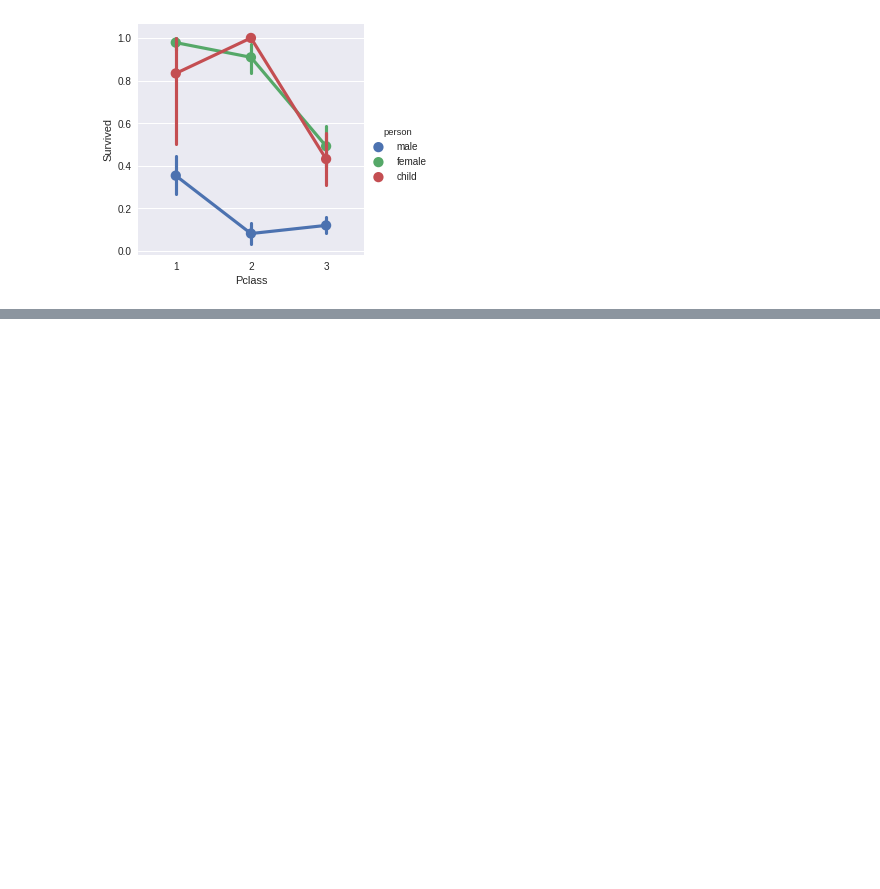
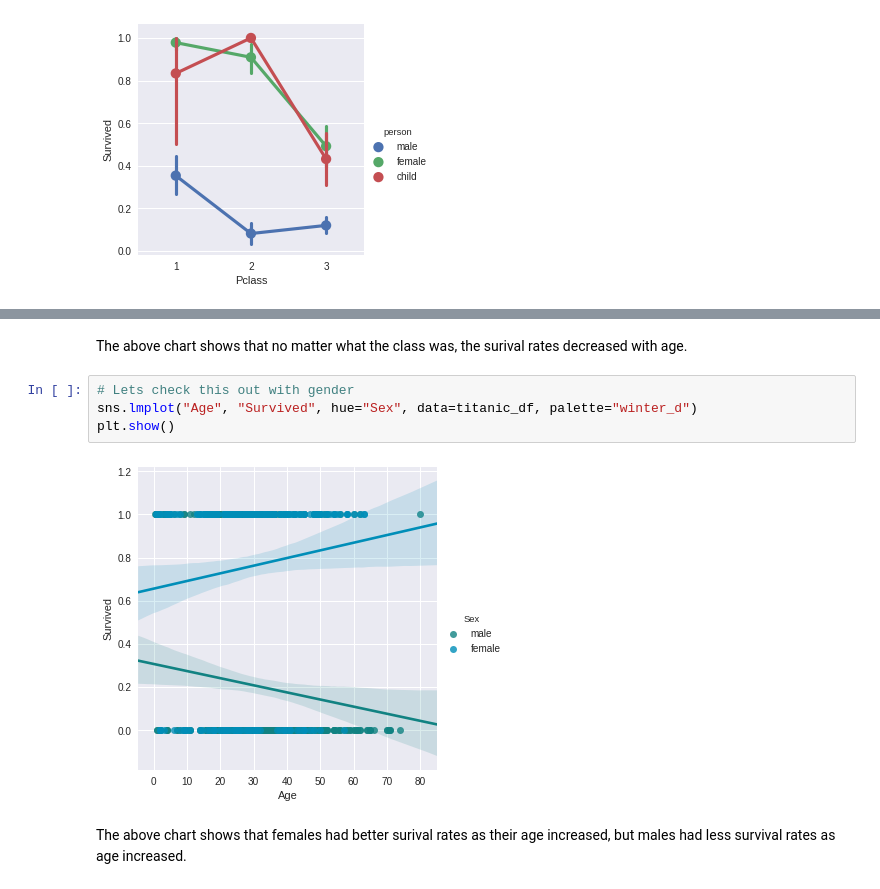
Before and after one commit to manishth/titanic_machine_learning_from_disaster, a Jupyter notebook: Titanic Machine Learning.ipynb, the cells around one changed output, grey strips where cells are left out. Drawn from its saved outputs; the diff is of its cells as text; blank space fills up the shorter version.

```diff
--- a/Titanic Machine Learning.ipynb
+++ b/Titanic Machine Learning.ipynb
@@ -241,0 +255,10 @@ From the above chart we can clearly see that the survival rate was lower for mal
+# %% [markdown]
+The above chart shows that no matter what the class was, the surival rates decreased with age.
+# %%
+# Lets check this out with gender
+sns.lmplot("Age", "Survived", hue="Sex", data=titanic_df, palette="winter_d")
+plt.show()
+# %% [output]
+[figure, added]
+# %% [markdown]
+The above chart shows that females had better surival rates as their age increased, but males had less survival rates as age increased.
```
Also changed, not shown: parts of 4 cells of this notebook.
